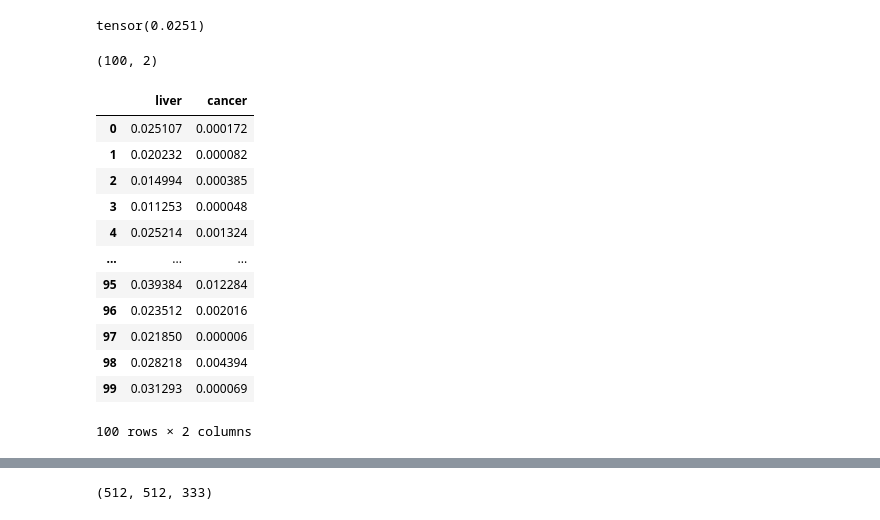
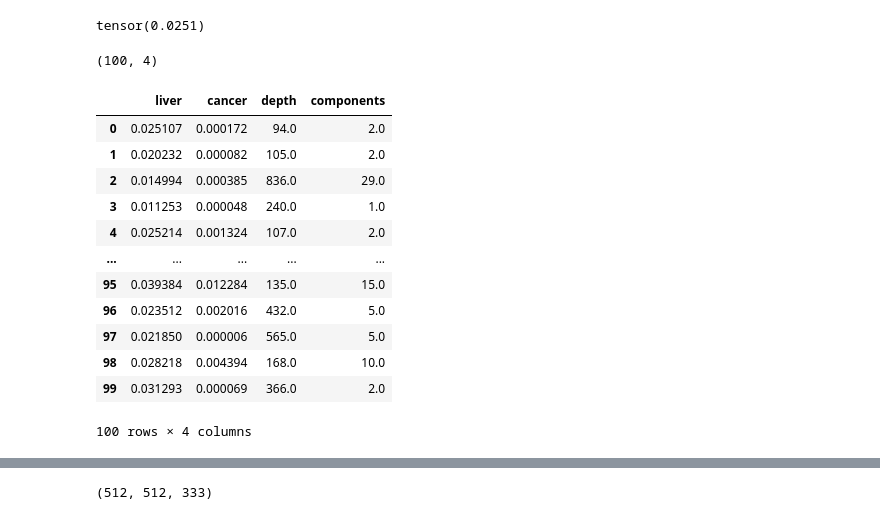
Before and after one commit to Robertleoj/APDS-final-project, a Jupyter notebook: src/2p5D/data_exploration.ipynb, the cells around one changed output, grey strips where cells are left out. Drawn from its saved outputs; the diff is of its cells as text; code cells hidden in the pictures.

```diff
--- a/src/2p5D/data_exploration.ipynb
+++ b/src/2p5D/data_exploration.ipynb
@@ -29,6 +29,10 @@ torch.Size([512, 512, 94])
 tensor(0.0251)
 # %%
 from tqdm import tqdm
+from scipy.ndimage import label
+import numpy as np
+
+structure = np.ones((3, 3, 3), dtype=int)
 
 results = []
 for idx in tqdm(train_indices):
@@ -37,5 +41,8 @@ for idx in tqdm(train_indices):
     liver_pct = (seg == 1).float().mean()
     cancer_pct = (seg == 2).float().mean()
 
-    results.append((liver_pct, cancer_pct))
+    _, cancer_connected_components = label((seg==2).int().numpy(), structure)
+    depth = seg.shape[2]
+
+    results.append((liver_pct, cancer_pct, depth, cancer_connected_components))
 # %%
@@ -44,25 +50,25 @@ res_np = np.array(results)
 # %%
 res_np.shape
 # %% [output]
-(100, 2)
+(100, 4)
 # %%
 import seaborn as sns
 import pandas as pd
 
-df = pd.DataFrame(data=res_np, columns=('liver', 'cancer'))
+df = pd.DataFrame(data=res_np, columns=('liver', 'cancer', 'depth', 'components'))
 df
 # %% [output]
-|  | liver | cancer |
-| 0 | 0.025107 | 0.000172 |
-| 1 | 0.020232 | 0.000082 |
-| 2 | 0.014994 | 0.000385 |
-| 3 | 0.011253 | 0.000048 |
-| 4 | 0.025214 | 0.001324 |
-| ... | ... | ... |
-| 95 | 0.039384 | 0.012284 |
-| 96 | 0.023512 | 0.002016 |
-| 97 | 0.021850 | 0.000006 |
-| 98 | 0.028218 | 0.004394 |
-| 99 | 0.031293 | 0.000069 |
+|  | liver | cancer | depth | components |
+| 0 | 0.025107 | 0.000172 | 94.0 | 2.0 |
+| 1 | 0.020232 | 0.000082 | 105.0 | 2.0 |
+| 2 | 0.014994 | 0.000385 | 836.0 | 29.0 |
+| 3 | 0.011253 | 0.000048 | 240.0 | 1.0 |
+| 4 | 0.025214 | 0.001324 | 107.0 | 2.0 |
+| ... | ... | ... | ... | ... |
+| 95 | 0.039384 | 0.012284 | 135.0 | 15.0 |
+| 96 | 0.023512 | 0.002016 | 432.0 | 5.0 |
+| 97 | 0.021850 | 0.000006 | 565.0 | 5.0 |
+| 98 | 0.028218 | 0.004394 | 168.0 | 10.0 |
+| 99 | 0.031293 | 0.000069 | 366.0 | 2.0 |
-100 rows × 2 columns
+100 rows × 4 columns
 # %%
```
Also changed, not shown: parts of 5 cells of this notebook, 4 other files.
